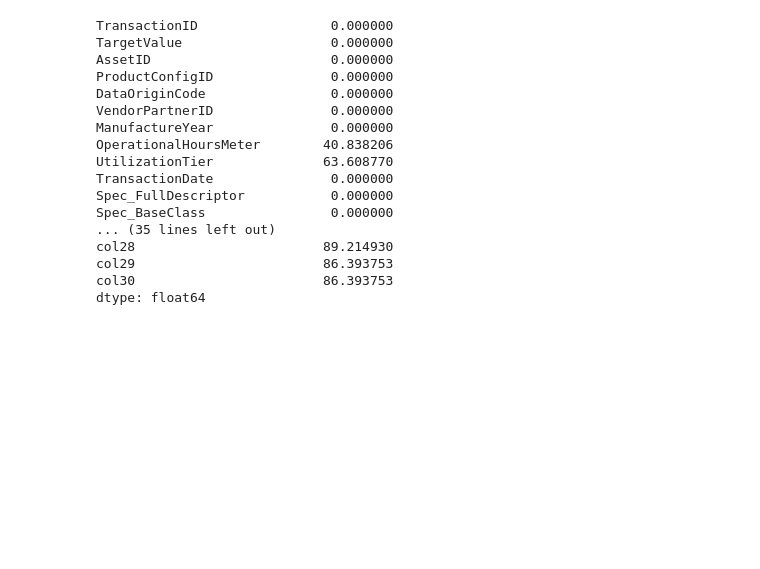
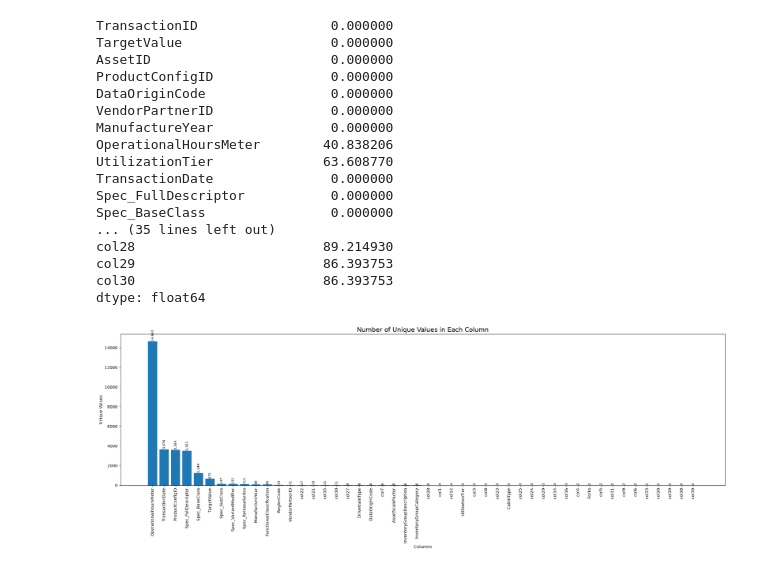
Before and after one commit to vp916/Heavy_Equipment_, a Jupyter notebook: notebook/model_development.ipynb, the cells around one changed output. Drawn from its saved outputs; the diff is of its cells as text; code cells hidden in the pictures; blank space fills up the shorter version.

Commit message:
unique_values_visualization -Types of unique values -Number of unique value

```diff
--- a/notebook/model_development.ipynb
+++ b/notebook/model_development.ipynb
@@ -100,3 +102,38 @@ col28                        89.214930
 col29                        86.393753
 col30                        86.393753
 dtype: float64
+# %%
+import matplotlib.pyplot as plt
+
+unique_counts = trainData.nunique()
+
+unique_counts = unique_counts.drop(["TransactionID", "AssetID"])
+
+unique_counts = unique_counts.sort_values(ascending=False)
+
+fig, ax = plt.subplots(figsize=(22, 8))
+
+bars = ax.bar(unique_counts.index, unique_counts.values)
+
+ax.set_title("Number of Unique Values in Each Column", fontsize=16)
+ax.set_xlabel("Columns")
+ax.set_ylabel("Unique Values")
+
+plt.xticks(rotation=90)
+
+for bar in bars:
+    height = bar.get_height()
+    ax.text(
+        bar.get_x() + bar.get_width()/2,
+        height,
+        f"{height:,}",
+        ha="center",
+        va="bottom",
+        rotation=90,
+        fontsize=8
+    )
+
+plt.tight_layout()
+plt.show()
+# %% [output]
+[figure, added]
```
Also changed, not shown: parts of 1 cell of this notebook, 1 other file.
